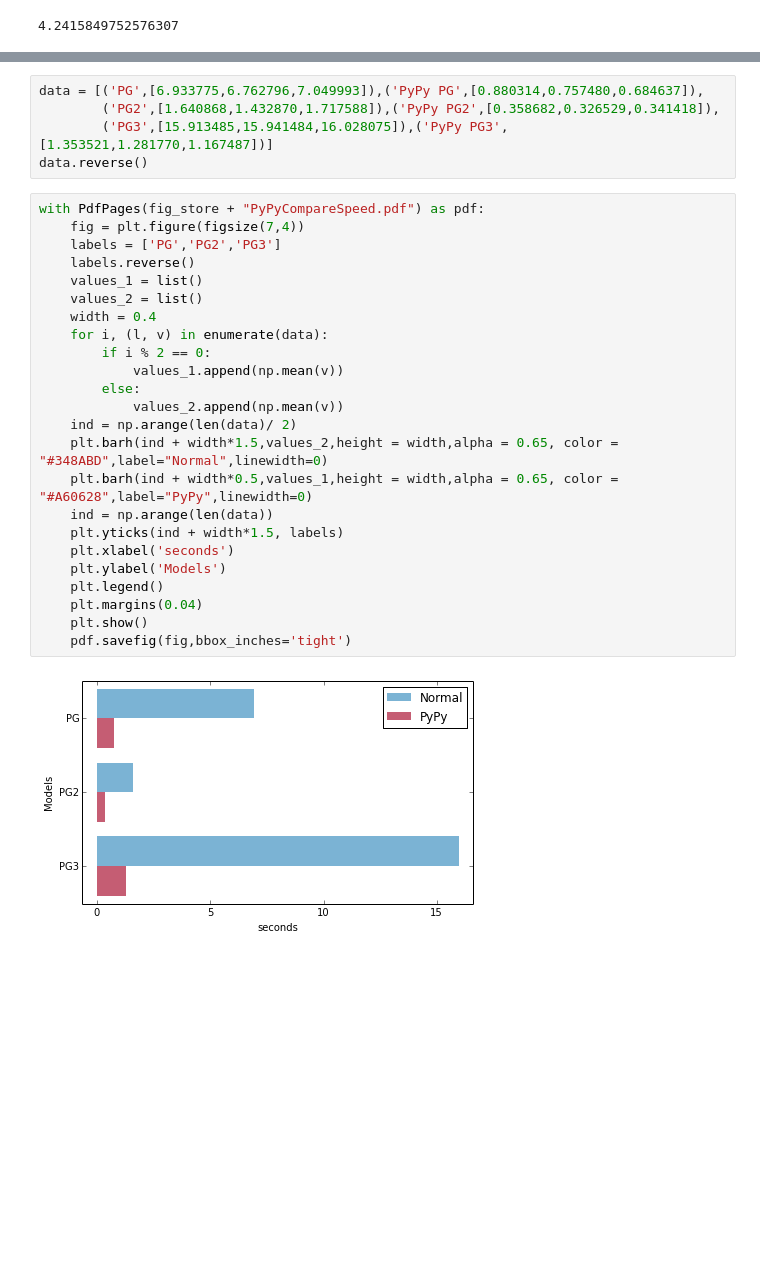
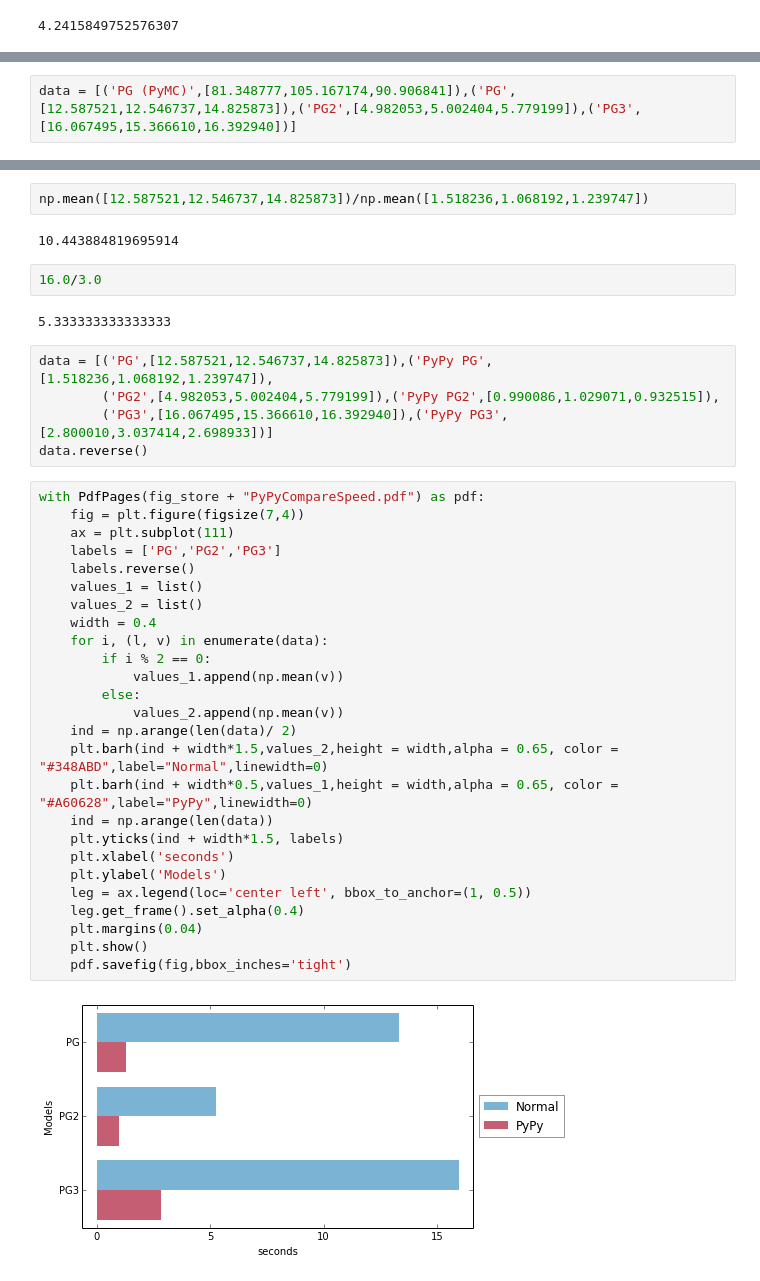
Before and after one commit to TomMalow/pymcmodels, a Jupyter notebook: Time Compare.ipynb, the cells around one changed output, grey strips where cells are left out. Cells and saved outputs as stored; diff of their text form; blank space fills up the shorter version.

```diff
--- a/Time Compare.ipynb
+++ b/Time Compare.ipynb
@@ -73,3 +71,5 @@ data = [('PG (PyMC)',67.7),('PG',[6.933775,6.762796,7.049993]),('PG2',[1.640868,
+# %%
+data = [('PG (PyMC)',[81.348777,105.167174,90.906841]),('PG',[12.587521,12.546737,14.825873]),('PG2',[4.982053,5.002404,5.779199]),('PG3',[16.067495,15.366610,16.392940])]
 # %%
 with PdfPages(fig_store + "ModelsSpeedCompare.pdf") as pdf:
     fig = plt.figure(figsize(7,4))
@@ -111,31 +99,41 @@ np.mean([15.913485,15.941484,16.028075])
-# %%
-data = [('PG',[6.933775,6.762796,7.049993]),('PyPy PG',[0.880314,0.757480,0.684637]),
-        ('PG2',[1.640868,1.432870,1.717588]),('PyPy PG2',[0.358682,0.326529,0.341418]),
-        ('PG3',[15.913485,15.941484,16.028075]),('PyPy PG3',[1.353521,1.281770,1.167487])]
-data.reverse()
+# %%
+np.mean([12.587521,12.546737,14.825873])/np.mean([1.518236,1.068192,1.239747])
+# %% [output]
+10.443884819695914
+# %%
+16.0/3.0
+# %% [output]
+5.333333333333333
+# %%
+data = [('PG',[12.587521,12.546737,14.825873]),('PyPy PG',[1.518236,1.068192,1.239747]),
+        ('PG2',[4.982053,5.002404,5.779199]),('PyPy PG2',[0.990086,1.029071,0.932515]),
+        ('PG3',[16.067495,15.366610,16.392940]),('PyPy PG3',[2.800010,3.037414,2.698933])]
+data.reverse()
 # %%
 with PdfPages(fig_store + "PyPyCompareSpeed.pdf") as pdf:
     fig = plt.figure(figsize(7,4))
+    ax = plt.subplot(111)
     labels = ['PG','PG2','PG3']
     labels.reverse()
     values_1 = list()
     values_2 = list()
     width = 0.4
     for i, (l, v) in enumerate(data):
         if i % 2 == 0:
             values_1.append(np.mean(v))
         else:
             values_2.append(np.mean(v))
     ind = np.arange(len(data)/ 2)
     plt.barh(ind + width*1.5,values_2,height = width,alpha = 0.65, color = "#348ABD",label="Normal",linewidth=0)
     plt.barh(ind + width*0.5,values_1,height = width,alpha = 0.65, color = "#A60628",label="PyPy",linewidth=0)
     ind = np.arange(len(data))
     plt.yticks(ind + width*1.5, labels)
     plt.xlabel('seconds')
     plt.ylabel('Models')
-    plt.legend()
+    leg = ax.legend(loc='center left', bbox_to_anchor=(1, 0.5))
+    leg.get_frame().set_alpha(0.4)
     plt.margins(0.04)
     plt.show()
     pdf.savefig(fig,bbox_inches='tight')
 # %% [output]
-[figure, old version]
+[figure, new version]
```
Also changed, not shown: parts of 12 cells of this notebook, 4 other files.
